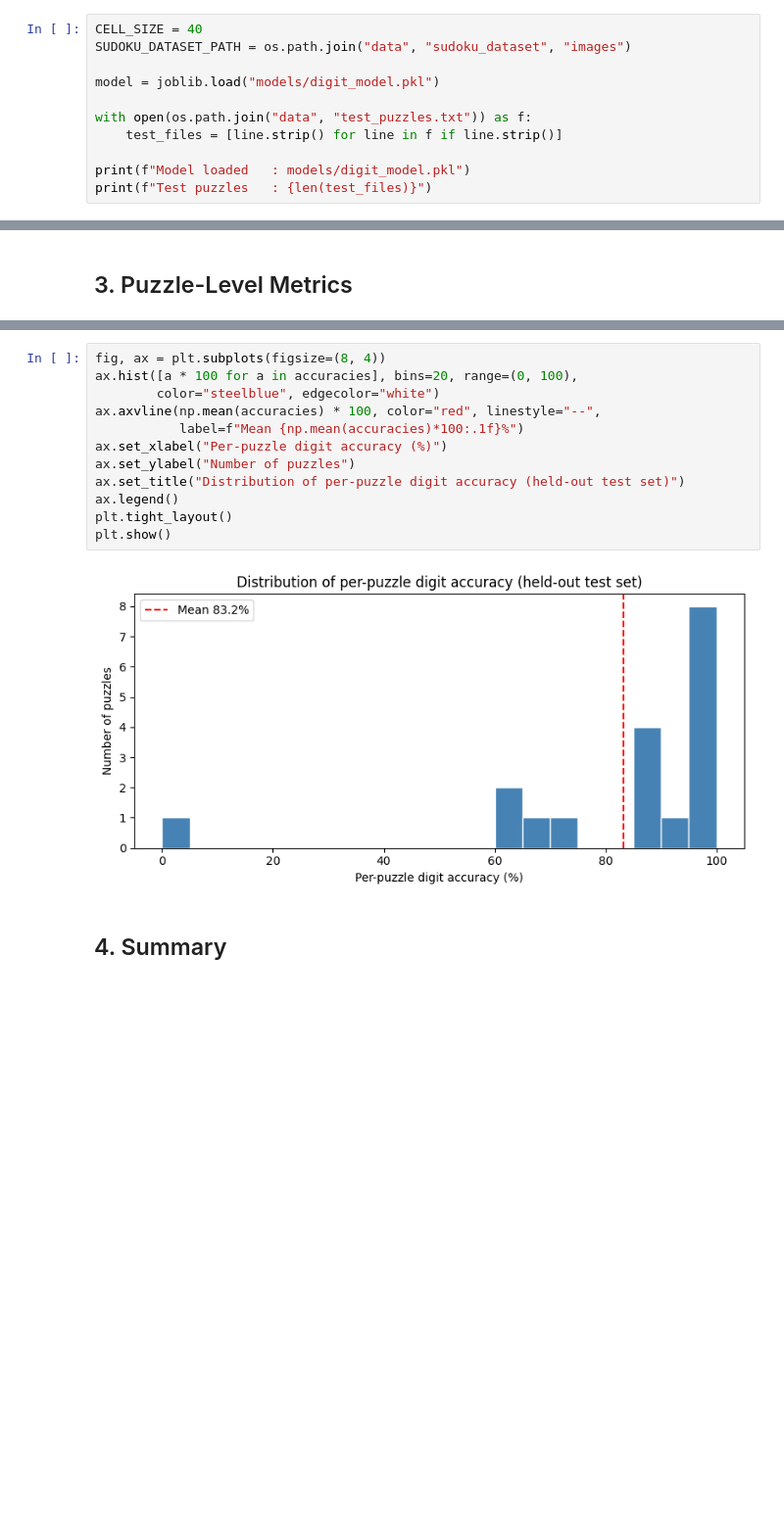
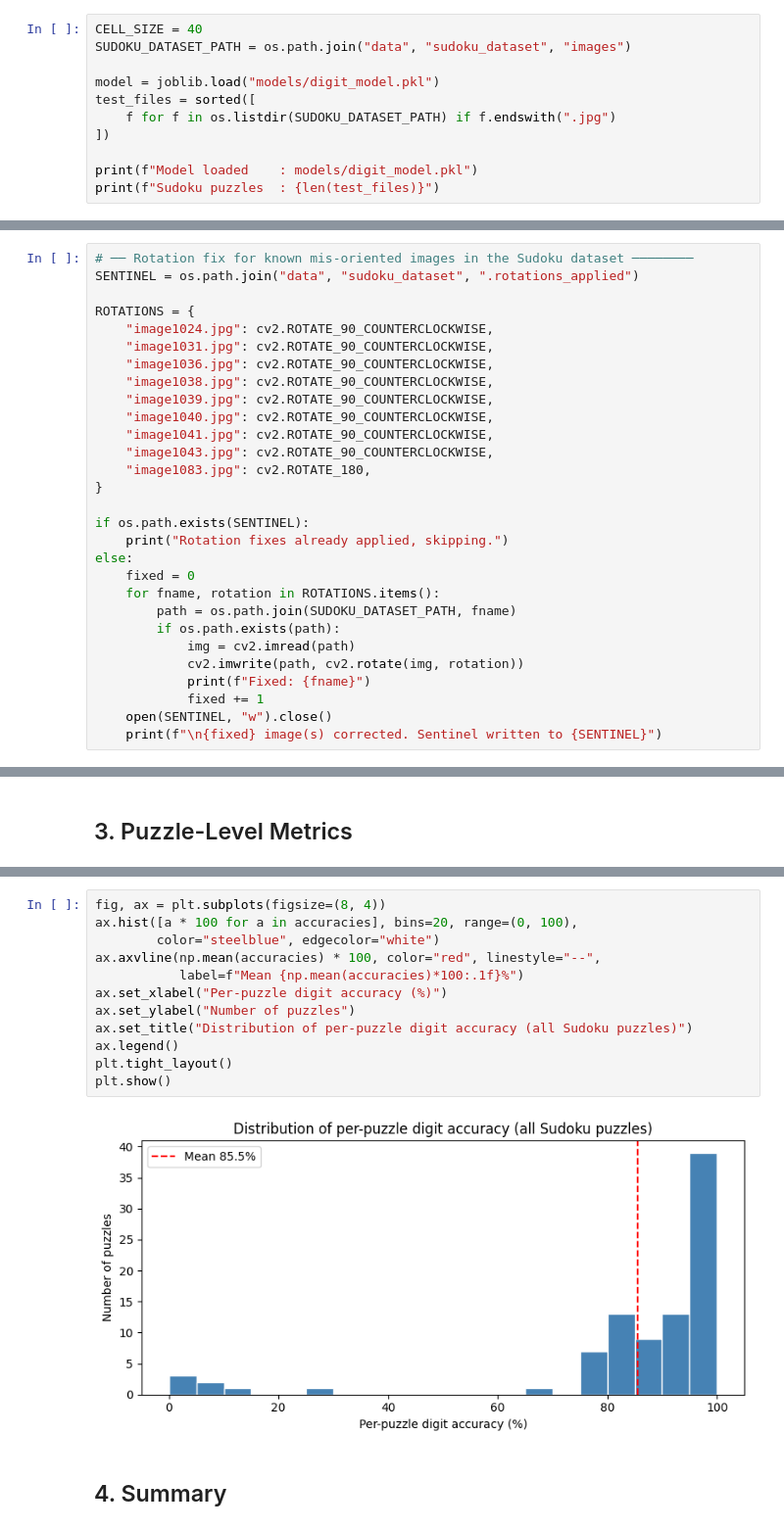
Before and after one commit to eddie-an/Optical-Sudoku-Solver, a Jupyter notebook: Evaluation.ipynb, the cells around one changed output, grey strips where cells are left out. Shown at 98% size. Saved outputs shown, nothing was run; the diff lists cells and outputs as text; blank space fills up the shorter version.

```diff
--- a/Evaluation.ipynb
+++ b/Evaluation.ipynb
@@ -29,10 +28,10 @@ CELL_SIZE = 40
 SUDOKU_DATASET_PATH = os.path.join("data", "sudoku_dataset", "images")
 
 model = joblib.load("models/digit_model.pkl")
+test_files = sorted([
+    f for f in os.listdir(SUDOKU_DATASET_PATH) if f.endswith(".jpg")
+])
 
-with open(os.path.join("data", "test_puzzles.txt")) as f:
-    test_files = [line.strip() for line in f if line.strip()]
-
-print(f"Model loaded   : models/digit_model.pkl")
-print(f"Test puzzles   : {len(test_files)}")
+print(f"Model loaded    : models/digit_model.pkl")
+print(f"Sudoku puzzles  : {len(test_files)}")
 # %% [output]
@@ -42,0 +42,29 @@ Test puzzles   : 41
+# %%
+# ── Rotation fix for known mis-oriented images in the Sudoku dataset ────────
+SENTINEL = os.path.join("data", "sudoku_dataset", ".rotations_applied")
+
+ROTATIONS = {
+    "image1024.jpg": cv2.ROTATE_90_COUNTERCLOCKWISE,
+    "image1031.jpg": cv2.ROTATE_90_COUNTERCLOCKWISE,
+    "image1036.jpg": cv2.ROTATE_90_COUNTERCLOCKWISE,
+    "image1038.jpg": cv2.ROTATE_90_COUNTERCLOCKWISE,
+    "image1039.jpg": cv2.ROTATE_90_COUNTERCLOCKWISE,
+    "image1040.jpg": cv2.ROTATE_90_COUNTERCLOCKWISE,
+    "image1041.jpg": cv2.ROTATE_90_COUNTERCLOCKWISE,
+    "image1043.jpg": cv2.ROTATE_90_COUNTERCLOCKWISE,
+    "image1083.jpg": cv2.ROTATE_180,
+}
+
+if os.path.exists(SENTINEL):
+    print("Rotation fixes already applied, skipping.")
+else:
+    fixed = 0
+    for fname, rotation in ROTATIONS.items():
+        path = os.path.join(SUDOKU_DATASET_PATH, fname)
+        if os.path.exists(path):
+            img = cv2.imread(path)
+            cv2.imwrite(path, cv2.rotate(img, rotation))
+            print(f"Fixed: {fname}")
+            fixed += 1
+    open(SENTINEL, "w").close()
+    print(f"\n{fixed} image(s) corrected. Sentinel written to {SENTINEL}")
@@ -182,17 +214,17 @@ End-to-end solve rate     : 6/18 (33.3%)
 # %%
 fig, ax = plt.subplots(figsize=(8, 4))
 ax.hist([a * 100 for a in accuracies], bins=20, range=(0, 100),
         color="steelblue", edgecolor="white")
 ax.axvline(np.mean(accuracies) * 100, color="red", linestyle="--",
            label=f"Mean {np.mean(accuracies)*100:.1f}%")
 ax.set_xlabel("Per-puzzle digit accuracy (%)")
 ax.set_ylabel("Number of puzzles")
-ax.set_title("Distribution of per-puzzle digit accuracy (held-out test set)")
+ax.set_title("Distribution of per-puzzle digit accuracy (all Sudoku puzzles)")
 ax.legend()
 plt.tight_layout()
 plt.show()
 # %% [output]
-[figure, old version]
+[figure, new version]
 # %% [markdown]
 ## 4. Summary
 # %%
```
Also changed, not shown: parts of 10 cells of this notebook, 3 other files.
